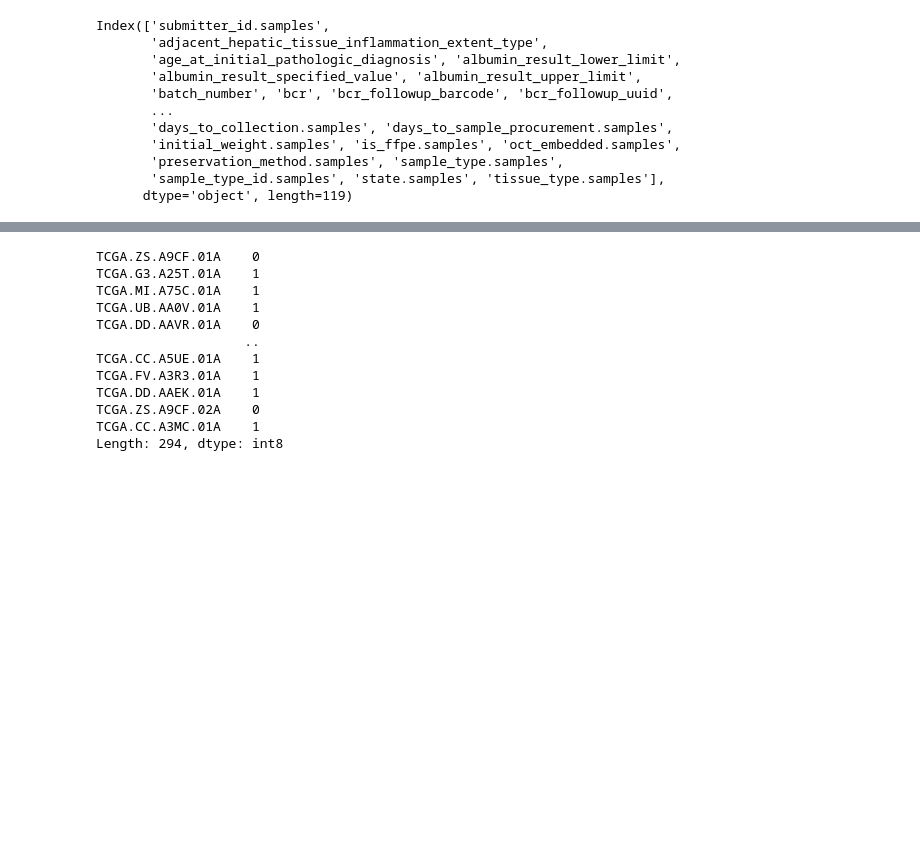
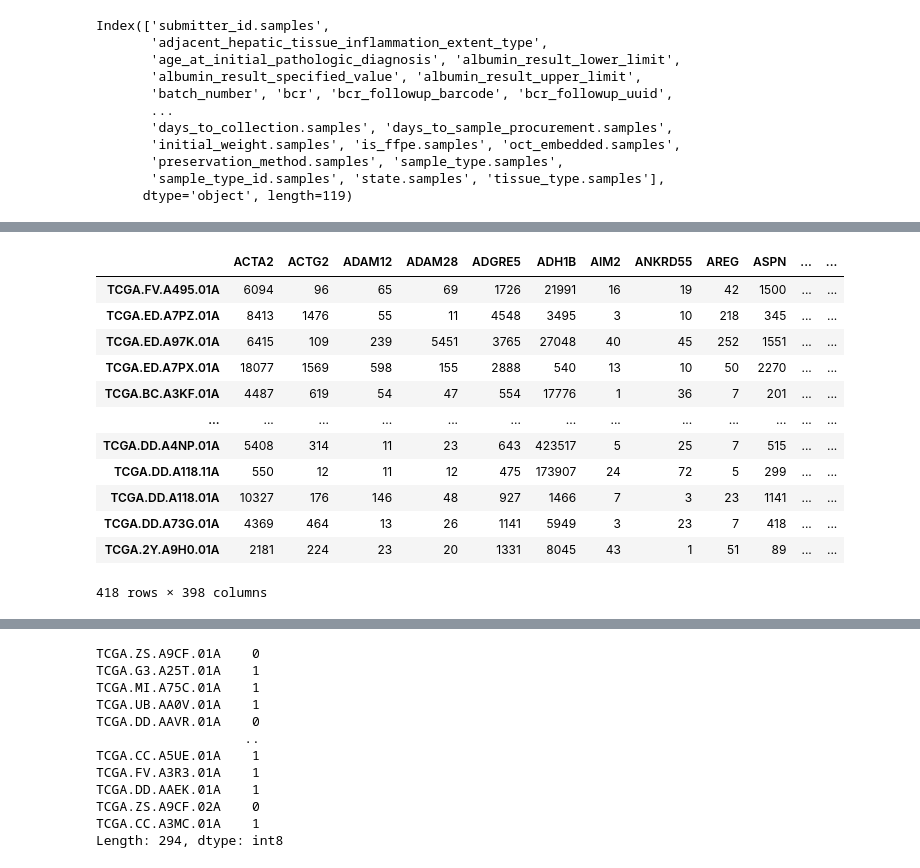
Before and after one commit to Purkinje-cell/BulkPheno, a Jupyter notebook: scripts/Pheno.ipynb, the cells around one changed output, grey strips where cells are left out. Drawn from its saved outputs; the diff is of its cells as text; code cells hidden in the pictures; blank space fills up the shorter version.

```diff
--- a/scripts/Pheno.ipynb
+++ b/scripts/Pheno.ipynb
@@ -203,7 +203,7 @@ data
 | TCGA.2Y.A9H0.01A | 2181 | 224 | 23 | 20 | 1331 | 8045 | 43 | 1 | 51 | 89 | ... | ... |
 368 rows × 398 columns
 # %%
-clinical = pd.read_table('TCGA/TCGA-LIHC.GDC_phenotype.tsv')
+clinical = pd.read_table('../data/TCGA/TCGA-LIHC.GDC_phenotype.tsv')
 clinical.columns
 # %% [output]
 Index(['submitter_id.samples',
@@ -233,3 +220,4 @@ clinical[['Pathologic']]
 # %%
-expression_data = pd.read_csv('../data/Cleaned_data/Liver/TCGA-LIHC.htseq_counts_clean_tumor.csv', index_col=0)
-label = pd.read_csv('../data/Cleaned_data/Liver/TCGA-LIHC.survival_clean_tumor.csv', index_col=0)
+expression_data = pd.read_csv('../data/Cleaned_data/Liver/TCGA-LIHC.htseq_counts_clean.csv', index_col=0)
+# expression_data = pd.read_table('../data/TCGA/TCGA-LIHC.htseq_counts_clean.tsv', index_col=0)
+label = pd.read_csv('../data/Cleaned_data/Liver/TCGA-LIHC.survival_clean.csv')
@@ -239,0 +224,8 @@ train_exp.shape
+# %%
+clinical['sample_id'] = clinical['submitter_id.samples'].str.replace('-', '.')
+label = label.merge(clinical[['sample_id', 'batch_number', 'tumor_stage.diagnoses']], left_on='barcode', right_on='sample_id')
+# label = label[label['sample_type'] == 'Tumor']
+label['tumor_stage.diagnoses'] = label['tumor_stage.diagnoses'].astype('category').cat.codes
+label['tumor_stage'] = np.where(label['tumor_stage.diagnoses'] > 4, 4, label['tumor_stage.diagnoses'])
+label
+# label.to_csv('../data/Cleaned_data/Liver/TCGA-LIHC.survival_clean_tumor.csv')
@@ -239,0 +262,19 @@ train_exp.shape
+# %%
+expression_data=expression_data.transpose()
+expression_data.index = expression_data.index.str.replace('-', '.')
+expression_data=expression_data[expression_data.index.isin(label['barcode'])]
+expression_data
+# %% [output]
+|  | ACTA2 | ACTG2 | ADAM12 | ADAM28 | ADGRE5 | ADH1B | AIM2 | ANKRD55 | AREG | ASPN | ... | ... |
+| TCGA.FV.A495.01A | 6094 | 96 | 65 | 69 | 1726 | 21991 | 16 | 19 | 42 | 1500 | ... | ... |
+| TCGA.ED.A7PZ.01A | 8413 | 1476 | 55 | 11 | 4548 | 3495 | 3 | 10 | 218 | 345 | ... | ... |
+| TCGA.ED.A97K.01A | 6415 | 109 | 239 | 5451 | 3765 | 27048 | 40 | 45 | 252 | 1551 | ... | ... |
+| TCGA.ED.A7PX.01A | 18077 | 1569 | 598 | 155 | 2888 | 540 | 13 | 10 | 50 | 2270 | ... | ... |
+| TCGA.BC.A3KF.01A | 4487 | 619 | 54 | 47 | 554 | 17776 | 1 | 36 | 7 | 201 | ... | ... |
+| ... | ... | ... | ... | ... | ... | ... | ... | ... | ... | ... | ... | ... |
+| TCGA.DD.A4NP.01A | 5408 | 314 | 11 | 23 | 643 | 423517 | 5 | 25 | 7 | 515 | ... | ... |
+| TCGA.DD.A118.11A | 550 | 12 | 11 | 12 | 475 | 173907 | 24 | 72 | 5 | 299 | ... | ... |
+| TCGA.DD.A118.01A | 10327 | 176 | 146 | 48 | 927 | 1466 | 7 | 3 | 23 | 1141 | ... | ... |
+| TCGA.DD.A73G.01A | 4369 | 464 | 13 | 26 | 1141 | 5949 | 3 | 23 | 7 | 418 | ... | ... |
+| TCGA.2Y.A9H0.01A | 2181 | 224 | 23 | 20 | 1331 | 8045 | 43 | 1 | 51 | 89 | ... | ... |
+418 rows × 398 columns
```
Also changed, not shown: parts of 10 cells of this notebook, 6 other files.
